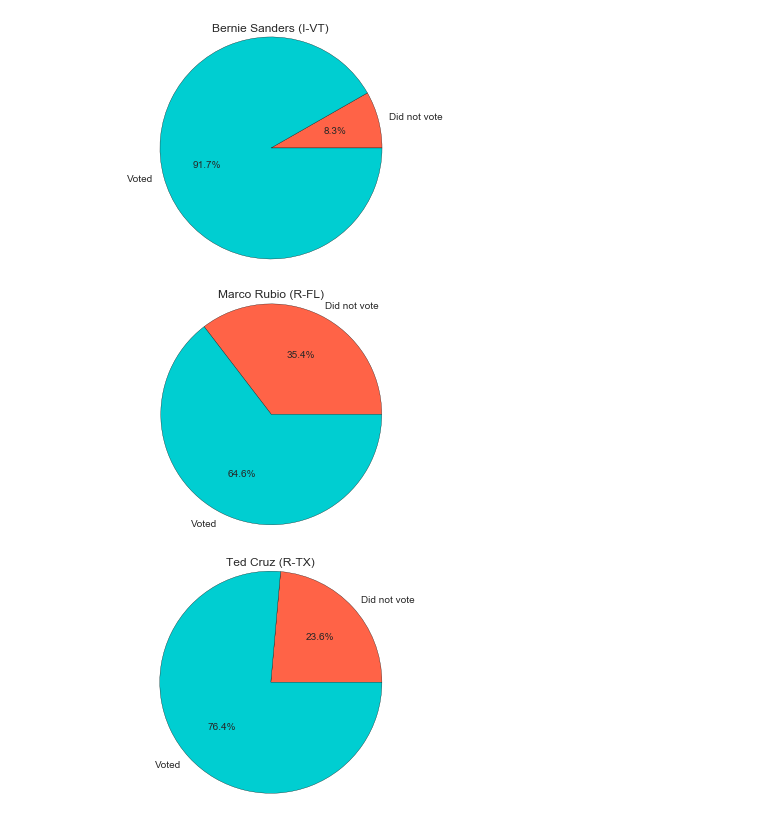
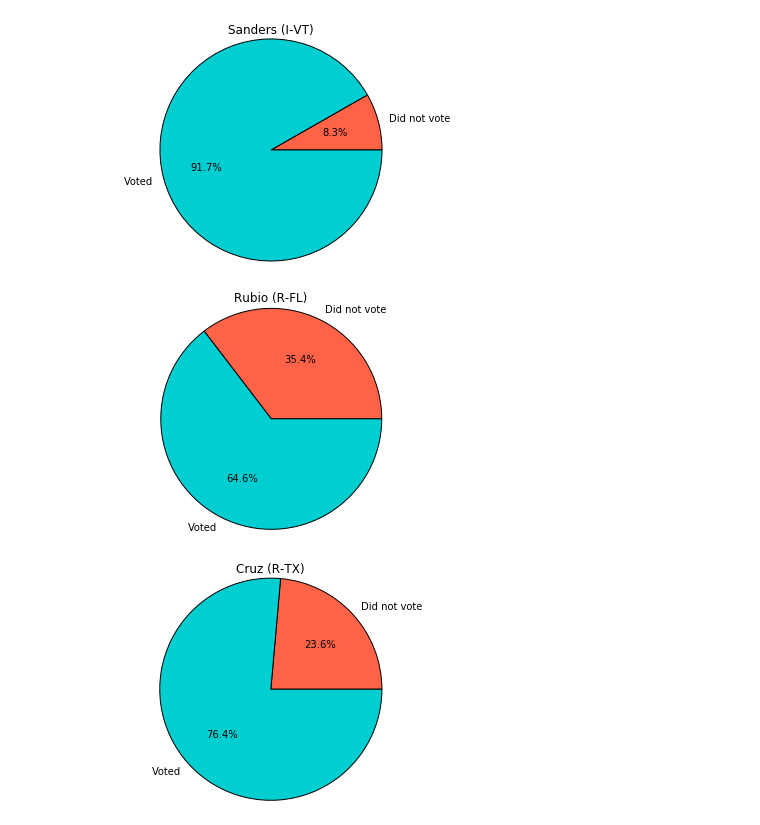
Before and after one commit to idgetto/DataScience16CTW, a Jupyter notebook: exploration/ZG_exploration.ipynb, the cells around one changed output. Cells and saved outputs as stored; diff of their text form; code cells hidden in the pictures.

```diff
--- a/exploration/ZG_exploration.ipynb
+++ b/exploration/ZG_exploration.ipynb
@@ -1,37 +1,38 @@
 # %%
 import matplotlib.pyplot as plt
-# import seaborn as sns; sns.set()
 import pandas as pd
 import numpy as np
 import operator
 from os import listdir
+
+%matplotlib inline
 
 df = pd.read_csv('../data/rollCallVotes_cleaned.csv')
 
 senators = df.ix[:,0:100]
 
 percent_missed_votes = {}
 for i in range(0, 100):
     indiv_senator = senators.ix[:, i]
     no_missed = len(indiv_senator[indiv_senator == 'Not Voting'])
     no_total = len(indiv_senator)
     percent_missed_votes[indiv_senator.name] = float(no_missed)/no_total
 
 
-candidates = ['Bernie Sanders (I-VT)', 'Marco Rubio (R-FL)', 'Ted Cruz (R-TX)']
+candidates = ['Sanders (I-VT)', 'Rubio (R-FL)', 'Cruz (R-TX)']
 labels = 'Did not vote', 'Voted'
 colors = ['tomato', 'darkturquoise']
 
 for candidate in candidates:
     plt.pie([percent_missed_votes[candidate]*100, 100 - percent_missed_votes[candidate]*100],
             labels=labels, colors=colors, autopct='%1.1f%%')
     plt.axis('equal')
     plt.title(candidate)
     plt.show()
 # %% [output]
-[figure, old version]
+[figure, new version]
-[figure, old version]
+[figure, new version]
-[figure, old version]
+[figure, new version]
 # %%
 sorted_missed_votes = sorted(percent_missed_votes.items(), key=operator.itemgetter(1))[::-1]
 for i in range(0, 10):
```
Also changed, not shown: parts of 15 cells of this notebook, 3 other files.
